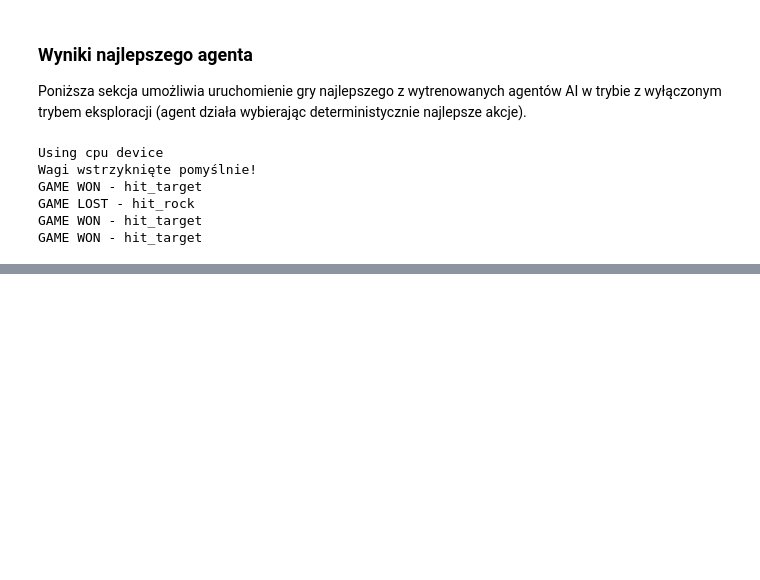
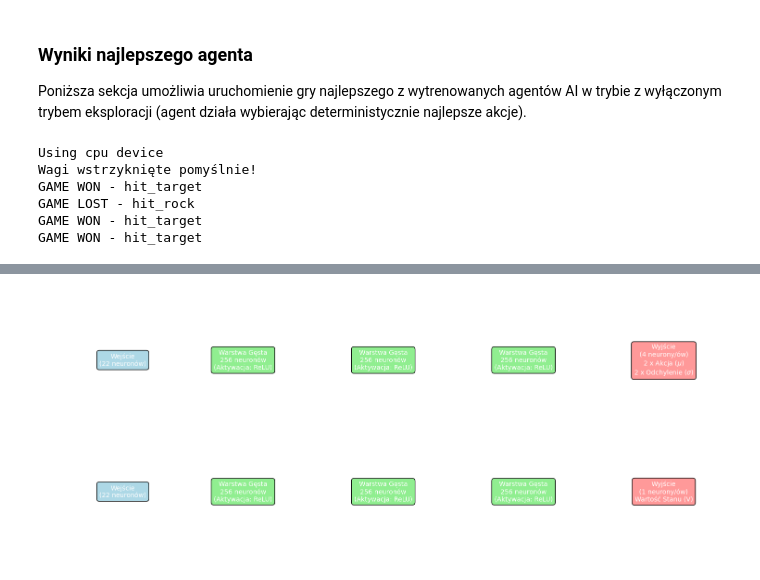
Before and after one commit to Gawronek-8/ai_in_data_analysis, a Jupyter notebook: lab5/game_analysis.ipynb, the cells around one changed output, grey strips where cells are left out. Drawn from its saved outputs; the diff is of its cells as text; code cells hidden in the pictures; blank space fills up the shorter version.

```diff
--- a/lab5/game_analysis.ipynb
+++ b/lab5/game_analysis.ipynb
@@ -790,0 +1246,4 @@ GAME WON - hit_target
+# %%
+draw_architecture("Arch_2_Deep_ReLU", OBS_SIZE, [256, 256, 256], ACT_OUT_SIZE, [256, 256, 256], VAL_OUT_SIZE, "ReLU", "arch_2_deep.jpg")
+# %% [output]
+[figure, added]
```
Also changed, not shown: parts of 11 cells of this notebook.
